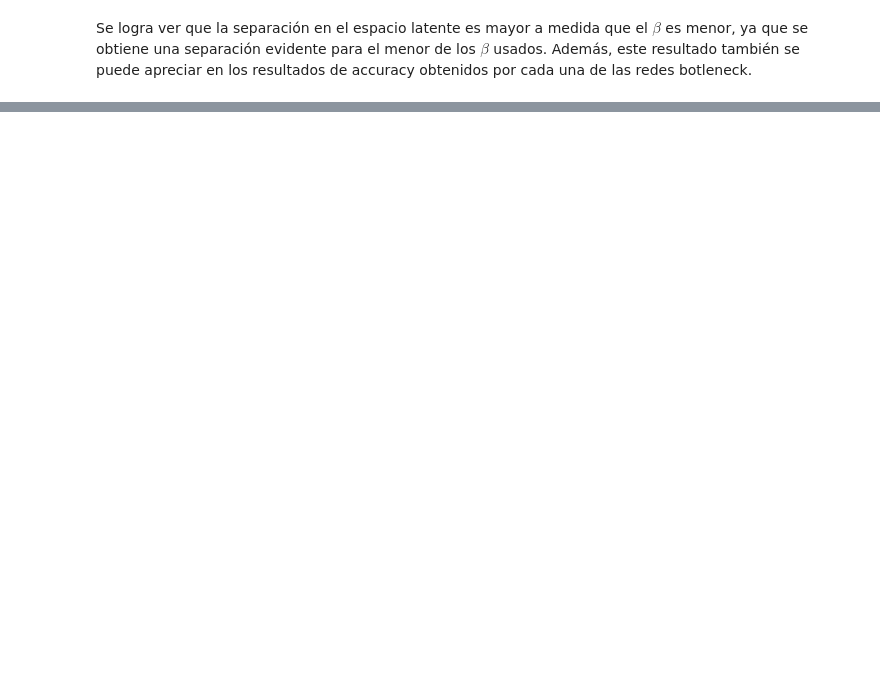
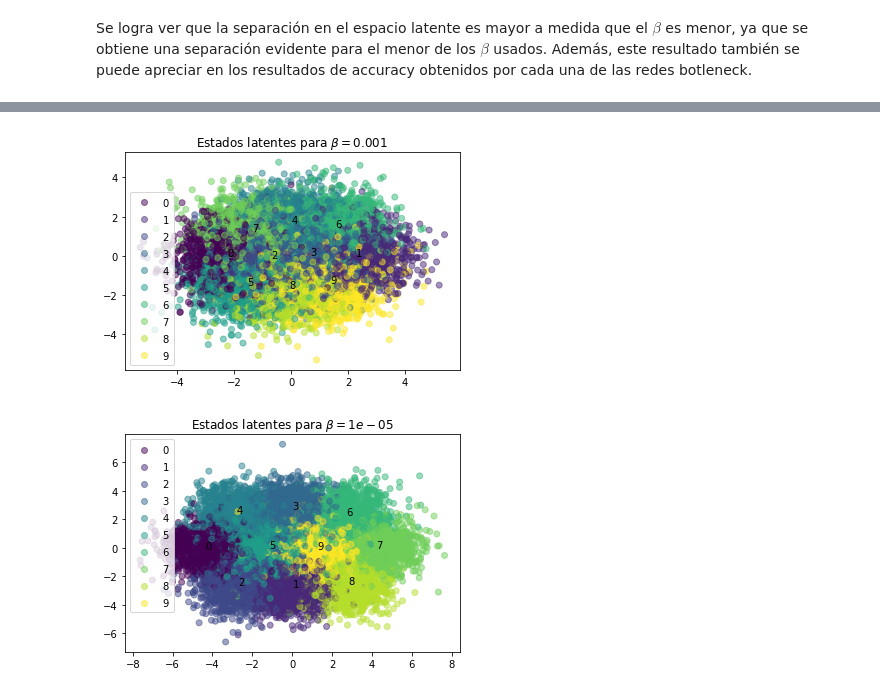
Before and after one commit to MartinVIllesca/Curso-teoria-informacion, a Jupyter notebook: Tarea_Capsula_2.ipynb, the cells around one changed output, grey strips where cells are left out. Saved outputs shown, nothing was run; the diff lists cells and outputs as text; code cells hidden in the pictures; blank space fills up the shorter version.

```diff
--- a/Tarea_Capsula_2.ipynb
+++ b/Tarea_Capsula_2.ipynb
@@ -475,0 +539,18 @@ Se logra ver que la separación en el espacio latente es mayor a medida que el $
+# %%
+model_b4.eval()
+for inputs, labels in data_loader:
+  inputs = inputs.reshape(labels.shape[0], -1).cuda()
+  mu_z, sigma_z = model_b4.encode(inputs)
+  z_4 = model_b4.reparametrize(mu_z, sigma_z).cpu().detach().numpy().reshape(-1,2)
+  label = labels.cuda().cpu().detach().numpy()
+# %%
+for z, b in [(z_1, b1), (z_4, b4)]:
+  scatter = plt.scatter(z[:,0], z[:,1], c=label, alpha=0.5)
+  plt.legend(*scatter.legend_elements())
+  for l in np.unique(label):
+    plt.text(np.mean(z[label==l,0]), np.mean(z[label==l,1]), str(l))
+  plt.title(r'Estados latentes para $\beta = {}$'.format(b))
+  plt.show()
+# %% [output]
+[figure, added]
+[figure, added]
```
Also changed, not shown: parts of 4 cells of this notebook.
